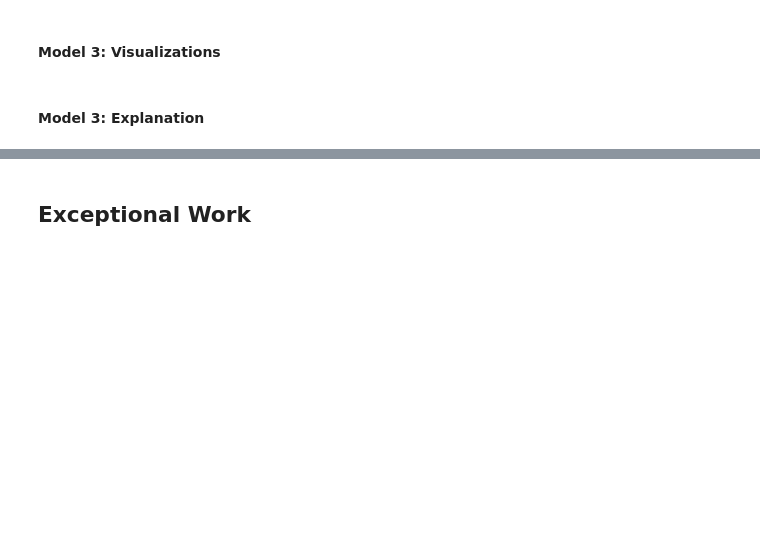
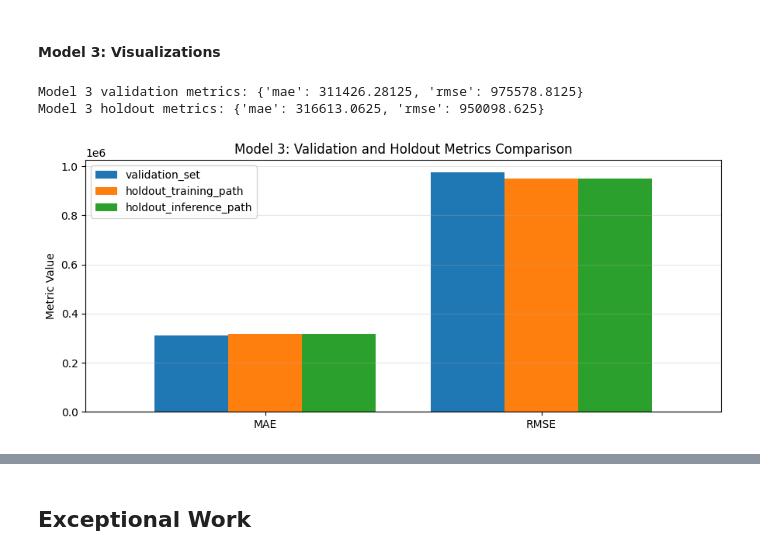
Before and after one commit to kdmatsson/CS-7324-Machine-Learning-in-Python, a Jupyter notebook: Lab_5_Folder/Lab_5.ipynb, the cells around one changed output, grey strips where cells are left out. Cells and saved outputs as stored; diff of their text form; code cells hidden in the pictures; blank space fills up the shorter version.

```diff
--- a/Lab_5_Folder/Lab_5.ipynb
+++ b/Lab_5_Folder/Lab_5.ipynb
@@ -1119,4 +1639,51 @@ while we're generally underpredicting higher priced homes. We need to improve th
 # %% [markdown]
 #### Model 3: Visualizations
-# %% [markdown]
-#### Model 3: Explanation
+# %%
+# Validation + holdout metrics
+y_true_m3 = y_test.to_numpy().reshape(-1)
+y_pred_m3 = training_model_m3.predict(preprocessed_ds_test_m3, verbose=0).reshape(-1)
+
+validation_results_m3 = {
+    "mae": float(history_m3.history["val_mae"][-1]),
+    "rmse": float(history_m3.history["val_rmse"][-1]),
+}
+holdout_results_m3 = {
+    "mae": float(np.mean(np.abs(y_true_m3 - y_pred_m3))),
+    "rmse": float(np.sqrt(np.mean((y_true_m3 - y_pred_m3) ** 2))),
+}
+
+print("Model 3 validation metrics:", validation_results_m3)
+print("Model 3 holdout metrics:", holdout_results_m3)
+# %% [output]
+Model 3 validation metrics: {'mae': 311426.28125, 'rmse': 975578.8125}
+Model 3 holdout metrics: {'mae': 316613.0625, 'rmse': 950098.625}
+# %%
+# Plot 1: validation/holdout comparison
+# For Model 3, there is no separate raw-input inference wrapper,
+# so the two holdout bars are the same by construction.
+m3_compare = pd.DataFrame(
+    {
+        "validation_set": [
+            validation_results_m3["mae"],
+            validation_results_m3["rmse"],
+        ],
+        "holdout_training_path": [
+            holdout_results_m3["mae"],
+            holdout_results_m3["rmse"],
+        ],
+        "holdout_inference_path": [
+            holdout_results_m3["mae"],
+            holdout_results_m3["rmse"],
+        ],
+    },
+    index=["MAE", "RMSE"],
+)
+
+ax = m3_compare.plot(kind="bar", figsize=(9, 4), rot=0, width=0.8)
+ax.set_title("Model 3: Validation and Holdout Metrics Comparison")
+ax.set_ylabel("Metric Value")
+ax.grid(True, axis="y", alpha=0.3)
+plt.tight_layout()
+plt.show()
+# %% [output]
+[figure, added]
```
Also changed, not shown: parts of 29 cells of this notebook.
